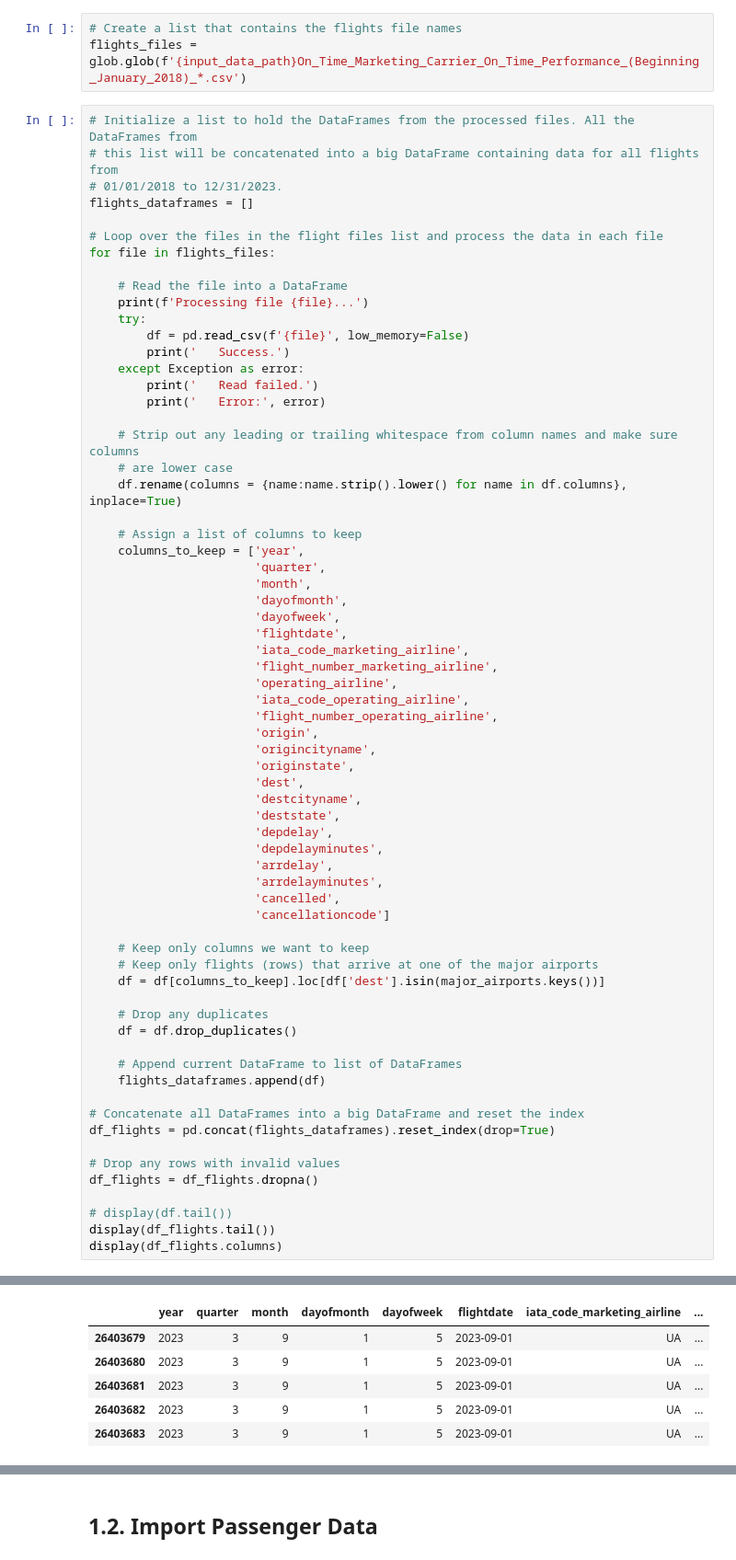
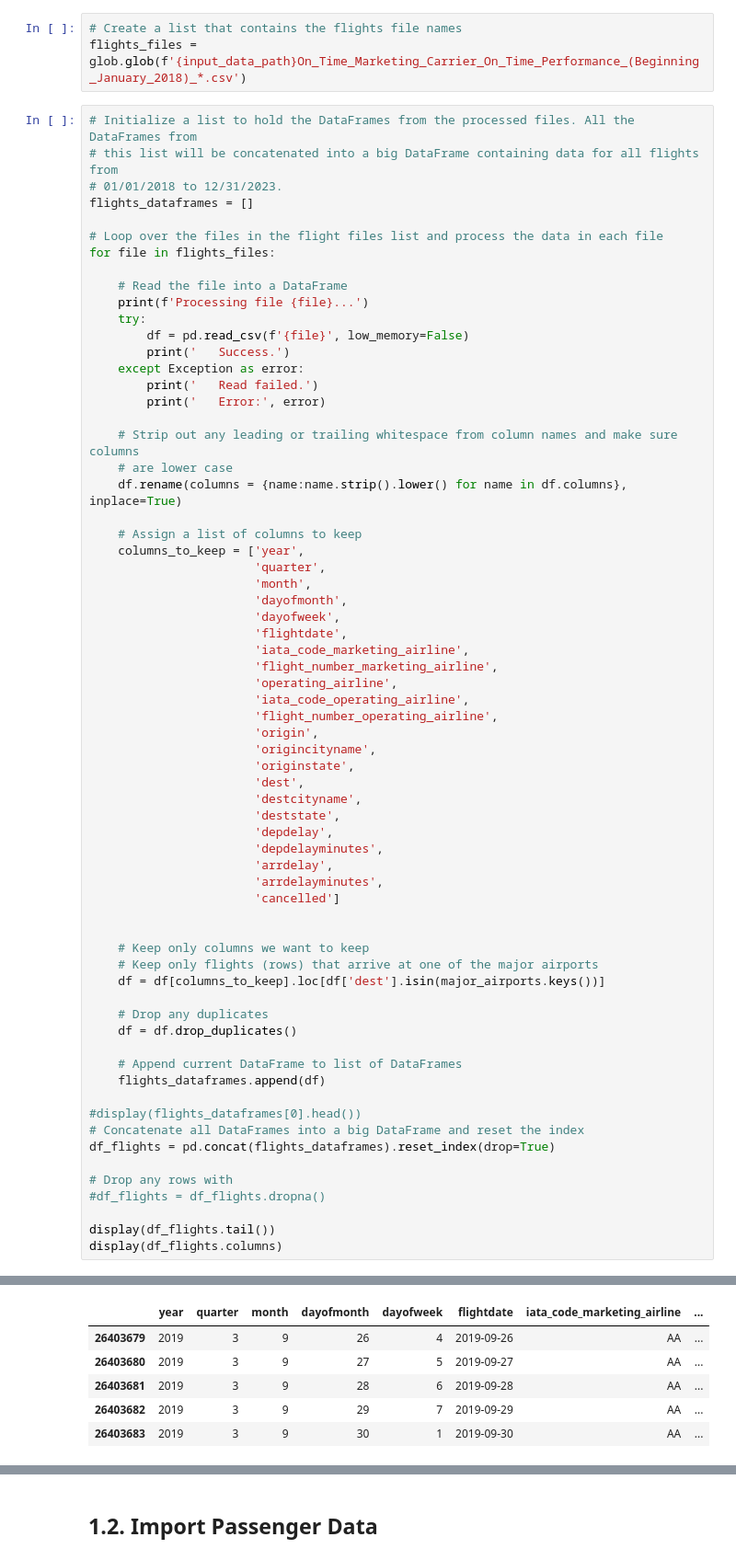
Before and after one commit to silas-ph/Group_6_EDA, a Jupyter notebook: p1_flight_data_analysis.ipynb, the cells around one changed output, grey strips where cells are left out. Shown at 92% size. Saved outputs shown, nothing was run; the diff lists cells and outputs as text.

```diff
--- a/p1_flight_data_analysis.ipynb
+++ b/p1_flight_data_analysis.ipynb
@@ -120,8 +121,8 @@ for file in flights_files:
                        'depdelayminutes',
                        'arrdelay',
                        'arrdelayminutes',
-                       'cancelled',
-                       'cancellationcode']
+                       'cancelled']
+
 
     # Keep only columns we want to keep
     # Keep only flights (rows) that arrive at one of the major airports
@@ -133,13 +134,13 @@ for file in flights_files:
     # Append current DataFrame to list of DataFrames
     flights_dataframes.append(df)
 
+#display(flights_dataframes[0].head())
 # Concatenate all DataFrames into a big DataFrame and reset the index
 df_flights = pd.concat(flights_dataframes).reset_index(drop=True)
 
-# Drop any rows with invalid values
-df_flights = df_flights.dropna()
+# Drop any rows with
+#df_flights = df_flights.dropna()
 
-# display(df.tail())
 display(df_flights.tail())
 display(df_flights.columns)
 # %% [output]
@@ -162,7 +163,7 @@ Processing file Resources\On_Time_Marketing_Carrier_On_Time_Performance_(Beginni
    Success.
 |  | year | quarter | month | dayofmonth | dayofweek | flightdate | iata_code_marketing_airline | ... |
-| 26403679 | 2023 | 3 | 9 | 1 | 5 | 2023-09-01 | UA | ... |
-| 26403680 | 2023 | 3 | 9 | 1 | 5 | 2023-09-01 | UA | ... |
-| 26403681 | 2023 | 3 | 9 | 1 | 5 | 2023-09-01 | UA | ... |
-| 26403682 | 2023 | 3 | 9 | 1 | 5 | 2023-09-01 | UA | ... |
-| 26403683 | 2023 | 3 | 9 | 1 | 5 | 2023-09-01 | UA | ... |
+| 26403679 | 2019 | 3 | 9 | 26 | 4 | 2019-09-26 | AA | ... |
+| 26403680 | 2019 | 3 | 9 | 27 | 5 | 2019-09-27 | AA | ... |
+| 26403681 | 2019 | 3 | 9 | 28 | 6 | 2019-09-28 | AA | ... |
+| 26403682 | 2019 | 3 | 9 | 29 | 7 | 2019-09-29 | AA | ... |
+| 26403683 | 2019 | 3 | 9 | 30 | 1 | 2019-09-30 | AA | ... |
```
Also changed, not shown: parts of 49 cells of this notebook.
